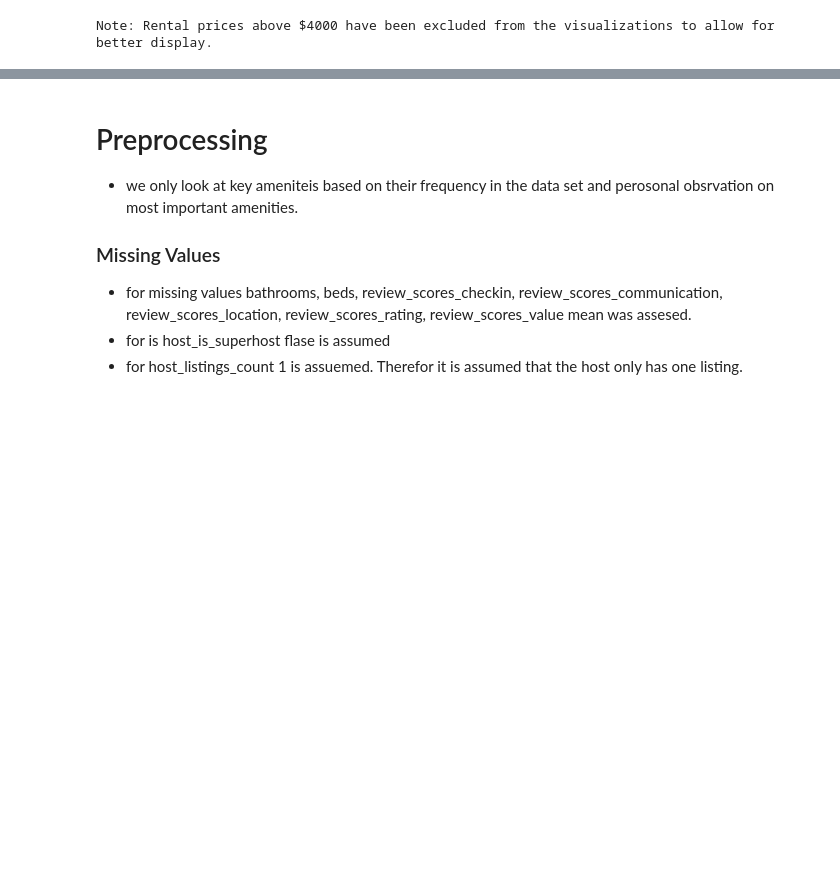
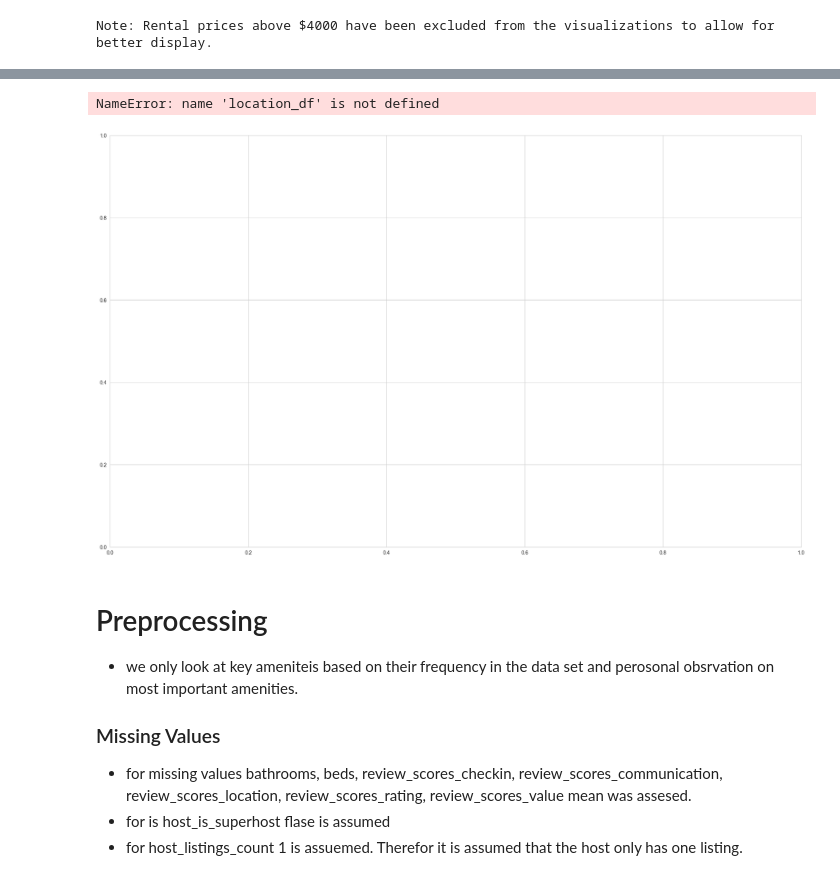
Before and after one commit to paulKlarer/BI_oyo_hotel_prices, a Jupyter notebook: code/analysis2.ipynb, the cells around one changed output, grey strips where cells are left out. Drawn from its saved outputs; the diff is of its cells as text; code cells hidden in the pictures; blank space fills up the shorter version.

```diff
--- a/code/analysis2.ipynb
+++ b/code/analysis2.ipynb
@@ -127,3 +127,45 @@ plt.show()
+# %%
+import pandas as pd
+import matplotlib.pyplot as plt
+import matplotlib.image as mpimg
+
+
+# Path to the background image of China
+china_map_path = 'china.png'  # Update this path to your actual image
+
+# Load the background image
+china_map_img = mpimg.imread(china_map_path)
+
+# Create a plot
+fig, ax = plt.subplots(figsize=(25, 15))
+
+
+# Plot the data points with color corresponding to the price
+sc = ax.scatter(location_df['longitude(East)'], location_df['latitude(North)'],
+                c=location_df['price'], cmap='viridis', alpha=0.6, edgecolors='w', linewidth=0.5, zorder=1)
+
+# Display the background image
+ax.imshow(china_map_img, aspect='auto', zorder=0)
+
+# Add a colorbar
+cbar = plt.colorbar(sc, ax=ax, orientation='vertical')
+cbar.set_label('Price')
+
+# Set plot title and labels
+ax.set_title('Listings in China with Prices')
+ax.set_xlabel('Longitude')
+ax.set_ylabel('Latitude')
+
+# Remove gridlines
+ax.grid(False)
+
+# Set axis limits explicitly to prevent image from affecting zoom
+
+# Show the plot
+plt.show()
+# %% [output]
+NameError: name 'location_df' is not defined
+[figure, added]
 # %% [markdown]
 # Preprocessing
 
```
Also changed, not shown: parts of 12 cells of this notebook, 1 other file.
